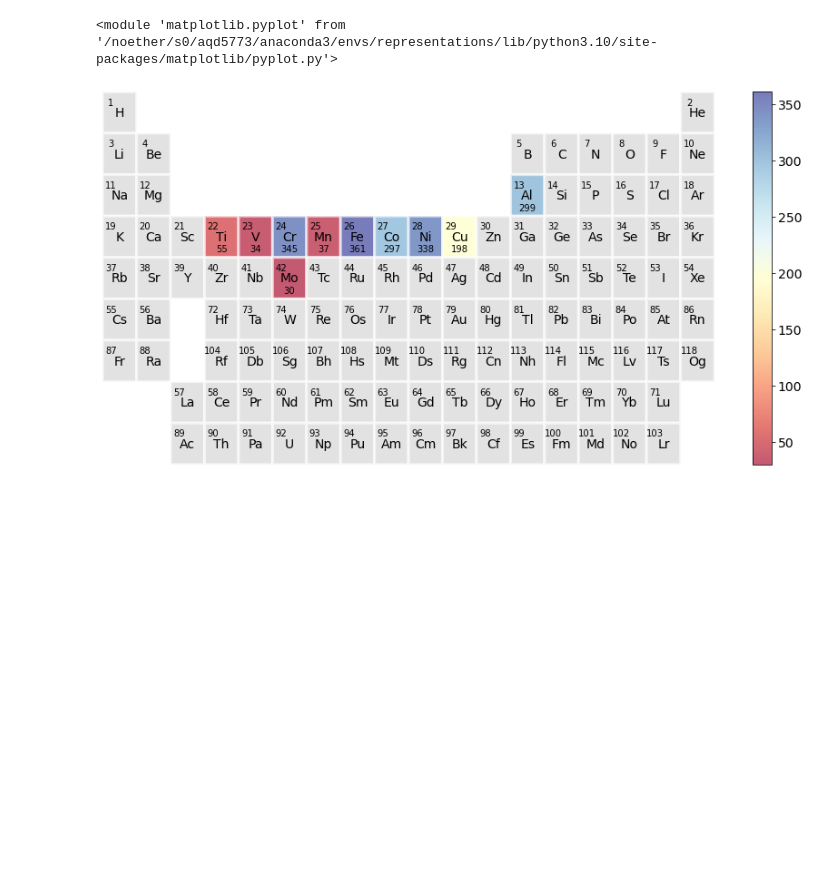
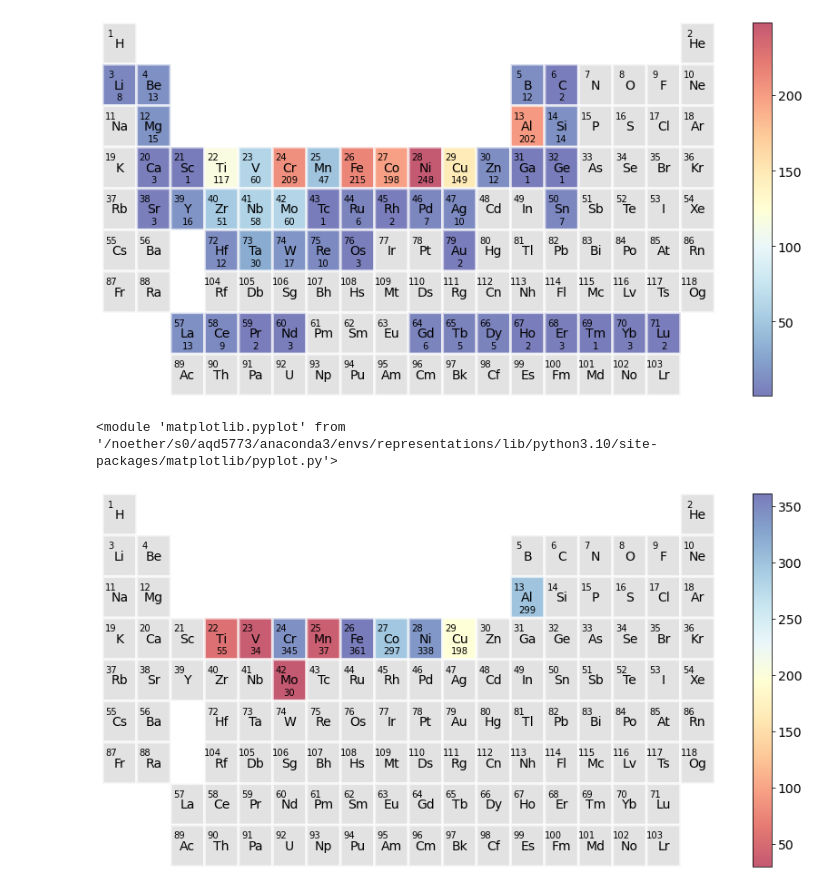
Before and after one commit to dovahkiin0022/representations, a Jupyter notebook: notebooks/visualization.ipynb, the cells around one changed output. Cells and saved outputs as stored; diff of their text form; code cells hidden in the pictures; blank space fills up the shorter version.

```diff
--- a/notebooks/visualization.ipynb
+++ b/notebooks/visualization.ipynb
@@ -16,0 +34,7 @@ yield_str_df = pd.read_csv(yield_str_file_path)
+# %%
+[x0,dataY]=pickle.load(open(phase_file_path, 'rb'))
+comps = [y.split(' ')[1] for y in x0]
+phase_elem_count = get_elem_count(comps)
+periodic_table_heatmap(phase_elem_count,blank_color='lightgrey',edge_color='white', value_format='%.0f',
+                            cmap='RdYlBu_r',save_name = fig_location+'/phase_elem_heatmap.pdf')
+# %% [output]
@@ -17,3 +42,4 @@ yield_str_df = pd.read_csv(yield_str_file_path)
+[figure, added]
 # %%
 hardness_elem_count = get_elem_count(hardness_df['Composition'])
 periodic_table_heatmap(hardness_elem_count,blank_color='lightgrey',edge_color='white', value_format='%.0f',
```
Also changed, not shown: parts of 7 cells of this notebook, 27 other files.
